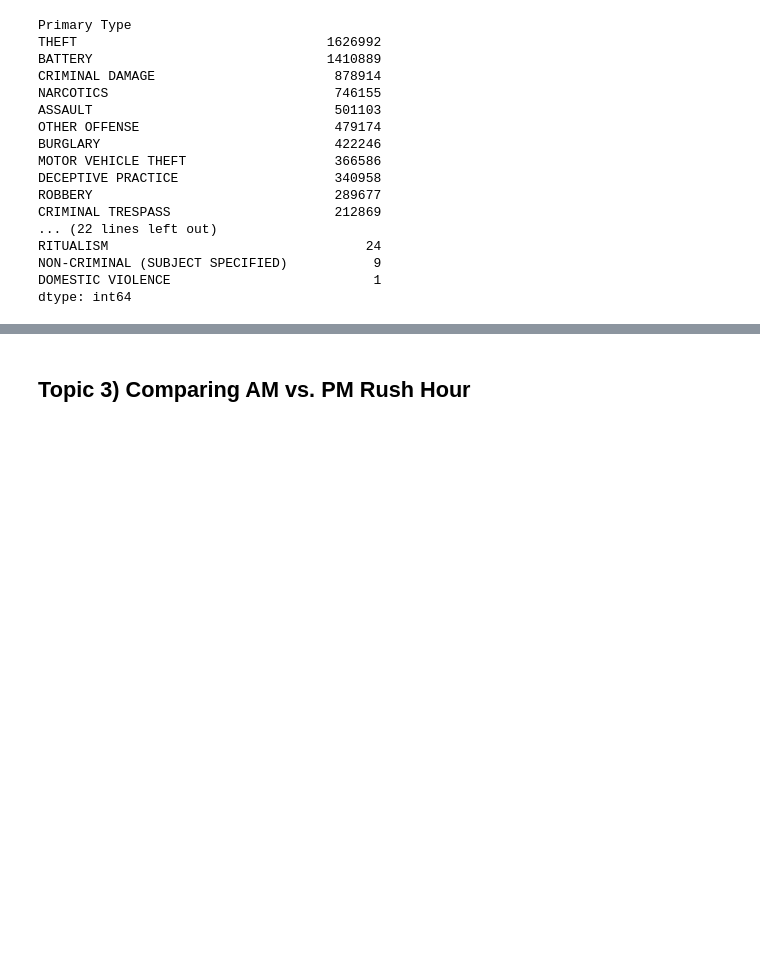
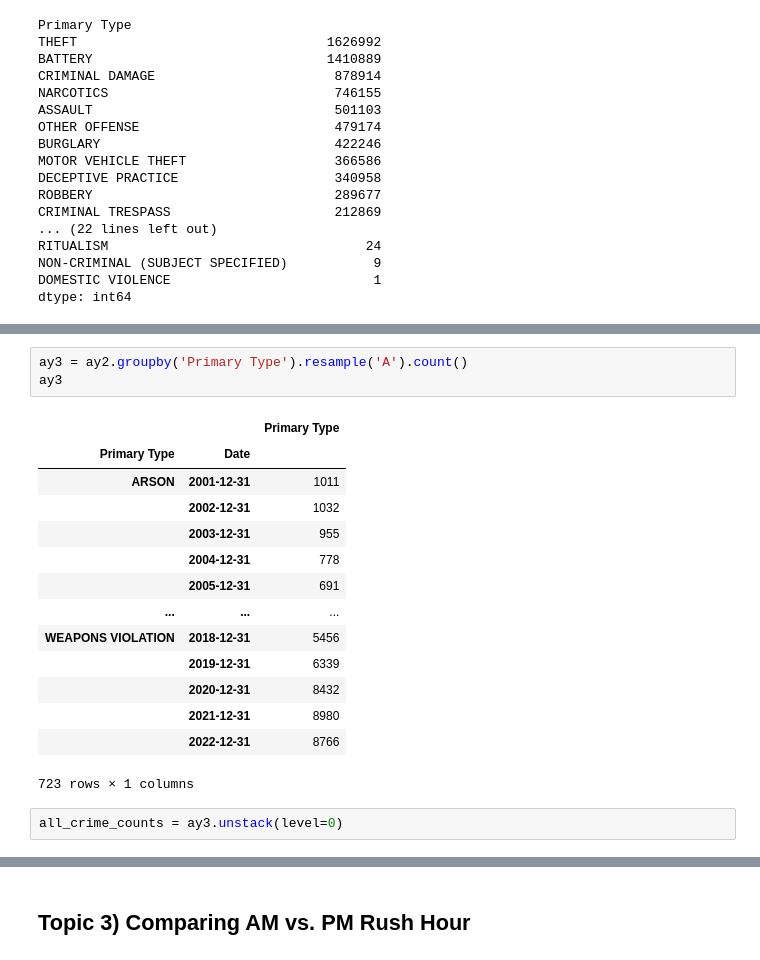
Before and after one commit to donmarcolaureano/chicago_crime, a Jupyter notebook: chicago_crime.ipynb, the cells around one changed output, grey strips where cells are left out. Drawn from its saved outputs; the diff is of its cells as text; blank space fills up the shorter version.

```diff
--- a/chicago_crime.ipynb
+++ b/chicago_crime.ipynb
@@ -374,0 +428,20 @@ dtype: int64
+# %%
+ay3 = ay2.groupby('Primary Type').resample('A').count()
+ay3
+# %% [output]
+|  |  | Primary Type |
+| Primary Type | Date |  |
+| ARSON | 2001-12-31 | 1011 |
+|  | 2002-12-31 | 1032 |
+|  | 2003-12-31 | 955 |
+|  | 2004-12-31 | 778 |
+|  | 2005-12-31 | 691 |
+| ... | ... | ... |
+| WEAPONS VIOLATION | 2018-12-31 | 5456 |
+|  | 2019-12-31 | 6339 |
+|  | 2020-12-31 | 8432 |
+|  | 2021-12-31 | 8980 |
+|  | 2022-12-31 | 8766 |
+723 rows × 1 columns
+# %%
+all_crime_counts = ay3.unstack(level=0)
```
Also changed, not shown: parts of 7 cells of this notebook.
